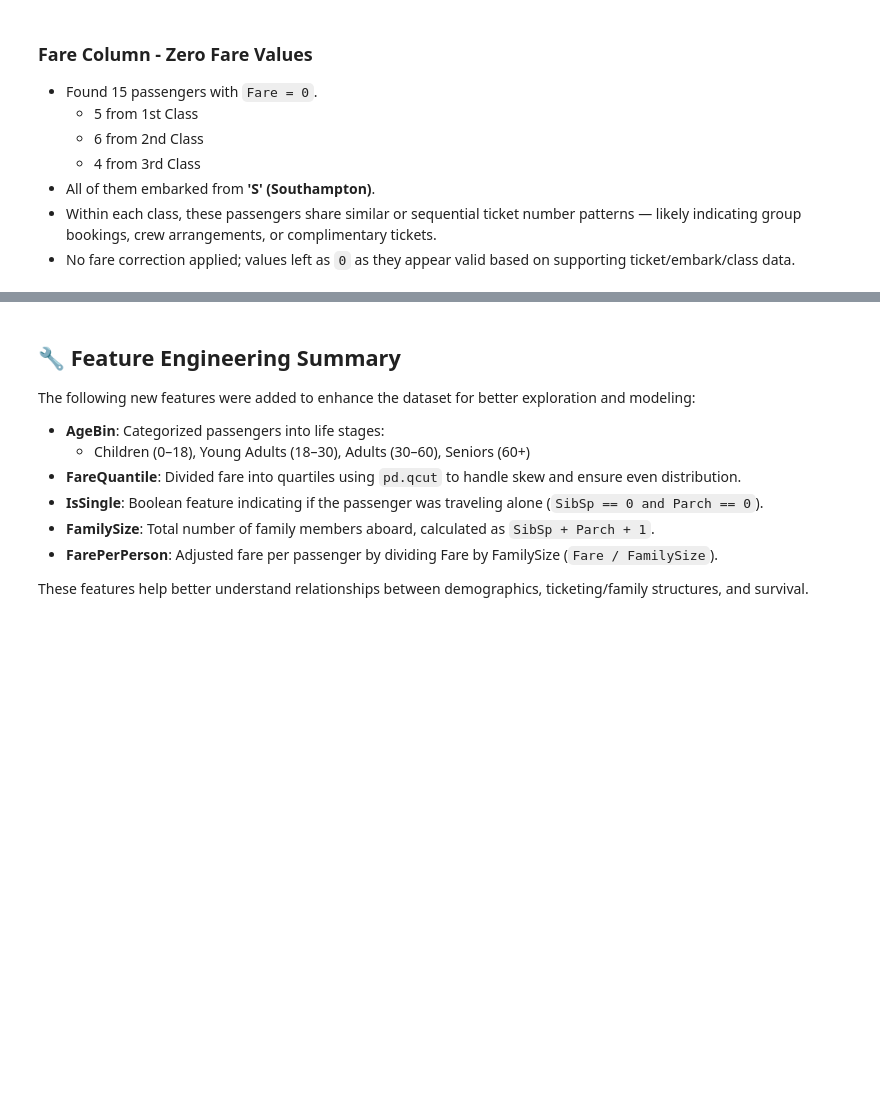
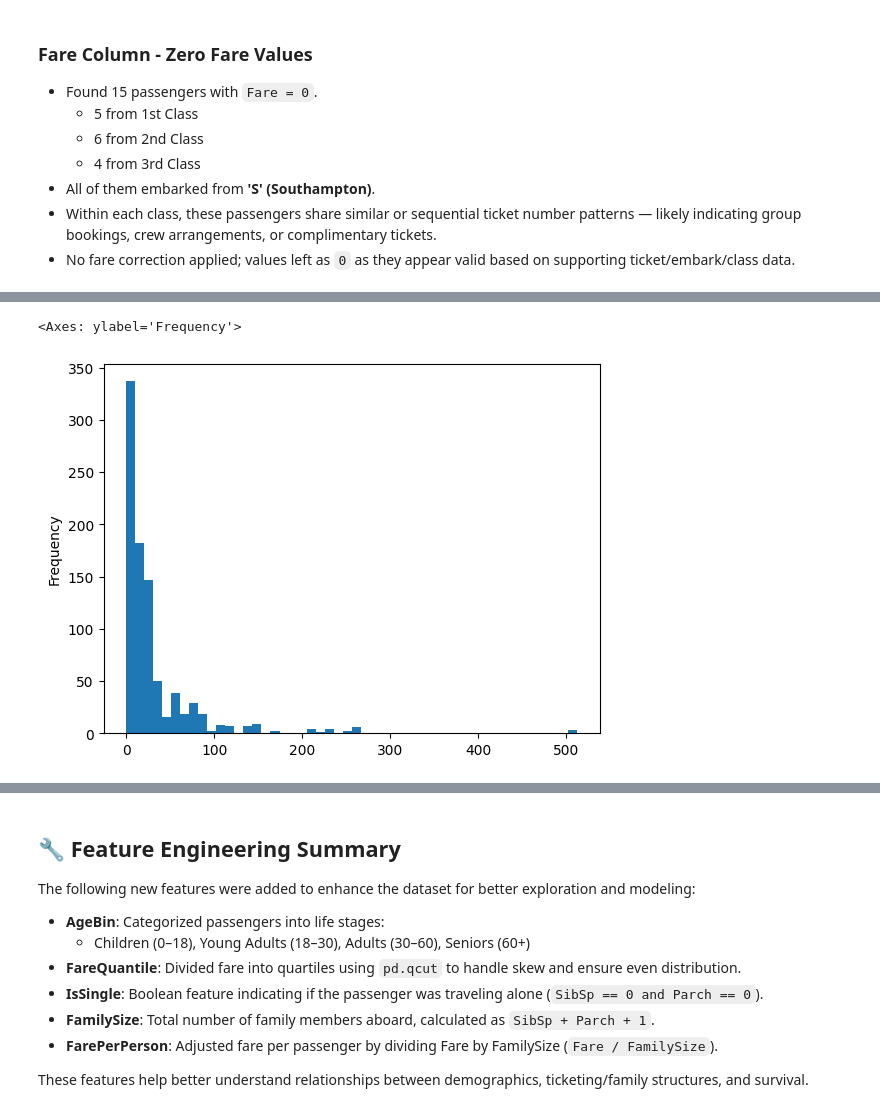
Before and after one commit to Restart29/titanic-analysis, a Jupyter notebook: notebooks/03_titanic_data-cleaning_final_cleaning.ipynb, the cells around one changed output, grey strips where cells are left out. Cells and saved outputs as stored; diff of their text form; code cells hidden in the pictures; blank space fills up the shorter version.

```diff
--- a/notebooks/03_titanic_data-cleaning_final_cleaning.ipynb
+++ b/notebooks/03_titanic_data-cleaning_final_cleaning.ipynb
@@ -101,4 +103,4 @@ age_labels = ['Children', 'Young Adults', 'Middle Adults' ,'Adults', 'Seniors']
 
 df['AgeBin'] = pd.cut(df['Age'], bins=age_bins, labels=age_labels, right=False)
 # %%
-df['FareQuantile'] = pd.qcut(df['Fare'], q=4, labels=['Low', 'Mid', 'High', 'Very High'])
+df['FareQuantile'],fare_bins = pd.qcut(df['Fare'], q=4, labels=['Low', 'Mid', 'High', 'Very High'],retbins=True)
@@ -120,0 +131,5 @@ df
+# %%
+df['Fare'].plot.hist(bins=50)
+# %% [output]
+<Axes: ylabel='Frequency'>
+[figure, added]
```
Also changed, not shown: parts of 6 cells of this notebook, 7 other files.
